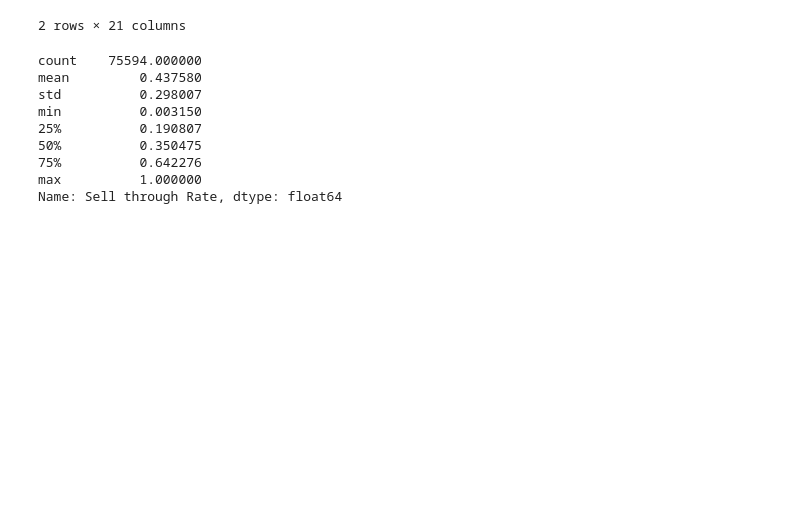
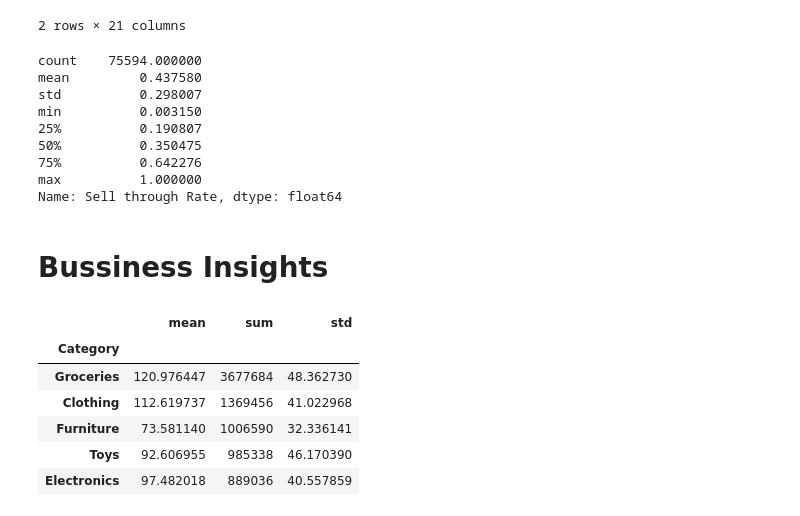
Before and after one commit to nayeem29dse/Demand-Forecast-model-with-streamlit-deployment, a Jupyter notebook: analysis.ipynb, the cells around one changed output. Cells and saved outputs as stored; diff of their text form; code cells hidden in the pictures; blank space fills up the shorter version.

Commit message:
Bussiness Insights

```diff
--- a/analysis.ipynb
+++ b/analysis.ipynb
@@ -177,3 +177,15 @@ min          0.003150
 75%          0.642276
 max          1.000000
 Name: Sell through Rate, dtype: float64
+# %% [markdown]
+# Bussiness Insights
+# %%
+df.groupby("Category")["Demand"].agg(["mean","sum","std"]).sort_values(by="sum", ascending= False)
+# %% [output]
+|  | mean | sum | std |
+| Category |  |  |  |
+| Groceries | 120.976447 | 3677684 | 48.362730 |
+| Clothing | 112.619737 | 1369456 | 41.022968 |
+| Furniture | 73.581140 | 1006590 | 32.336141 |
+| Toys | 92.606955 | 985338 | 46.170390 |
+| Electronics | 97.482018 | 889036 | 40.557859 |
```
Also changed, not shown: parts of 3 cells of this notebook.
